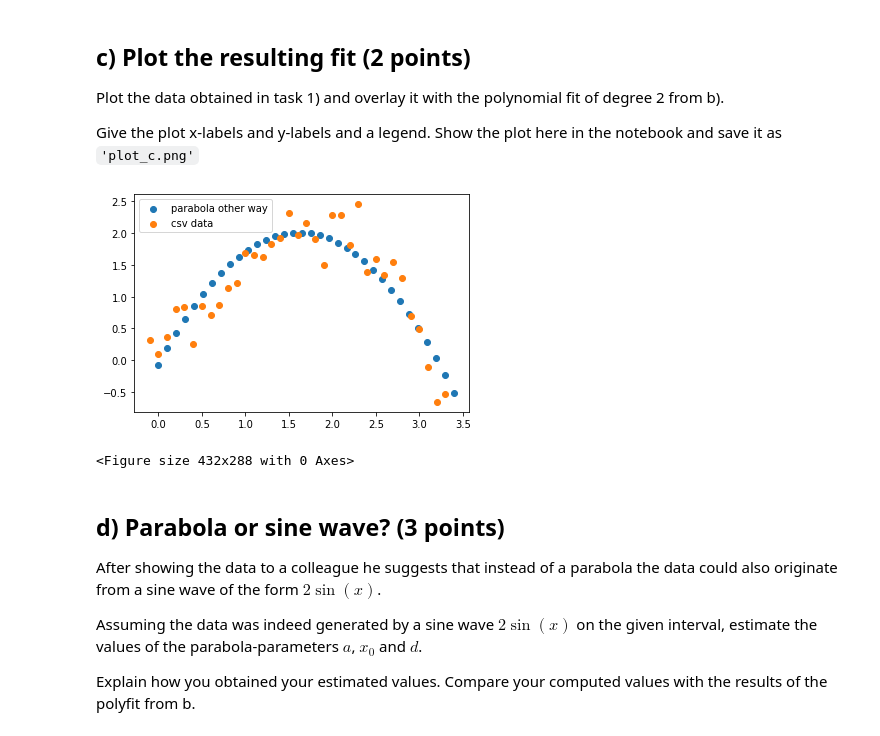
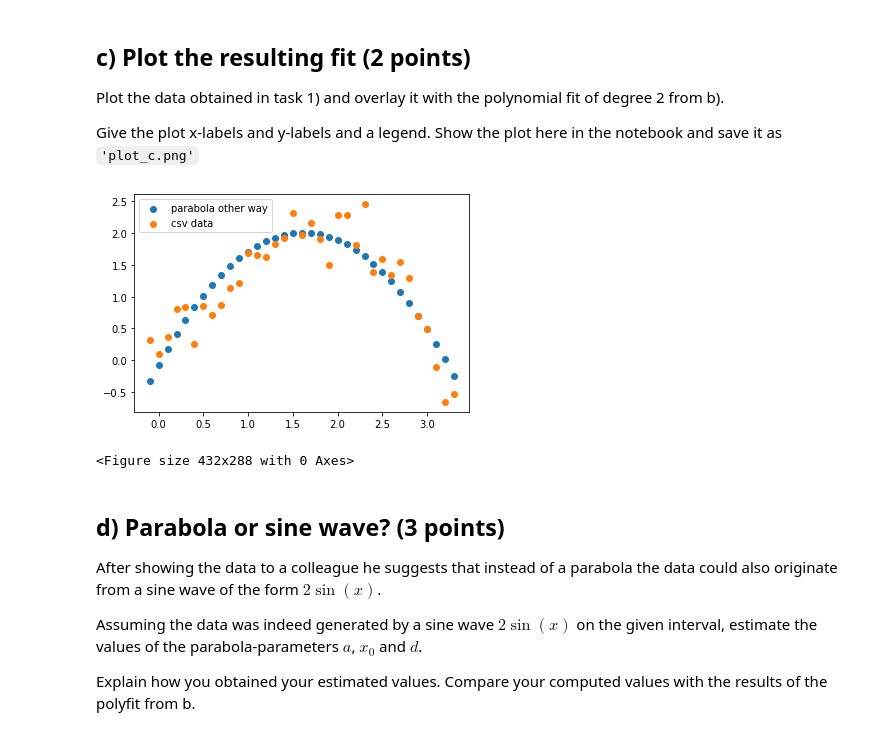
Before and after one commit to Starcrysis/WS_23_coding_abgaben, a Jupyter notebook: SDS/Assignment 1/sds_HA1_tasks.ipynb, the cells around one changed output. Cells and saved outputs as stored; diff of their text form; code cells hidden in the pictures.

```diff
--- a/SDS/Assignment 1/sds_HA1_tasks.ipynb
+++ b/SDS/Assignment 1/sds_HA1_tasks.ipynb
@@ -144,15 +140,14 @@ Plot the data obtained in task 1) and overlay it with the polynomial fit of degr
 Give the plot x-labels and y-labels and a legend.
 Show the plot here in the notebook and save it as `'plot_c.png'`
 # %%
-x_par_2 = np.linspace(0, 3.4, 34)
-y_par_2 = [a*(x_i - x0)**2 + d for x_i in x_par_2]
+y_par_2 = [a*(x_i - x0)**2 + d for x_i in x]
 
-plt.scatter(x = x_par_2, y = y_par_2, alpha = 1, label = "parabola other way")
+plt.scatter(x = x, y = y_par_2, alpha = 1, label = "parabola other way")
 plt.scatter(x = x, y = y, alpha = 1, label = "csv data")
 plt.legend()
 fig_c = plt.figure()
 # %% [output]
-[figure, old version]
+[figure, new version]
 <Figure size 432x288 with 0 Axes>
 # %%
 fig_c.savefig("plot_c.png")
```
Also changed, not shown: parts of 6 cells of this notebook, 1 other file.
